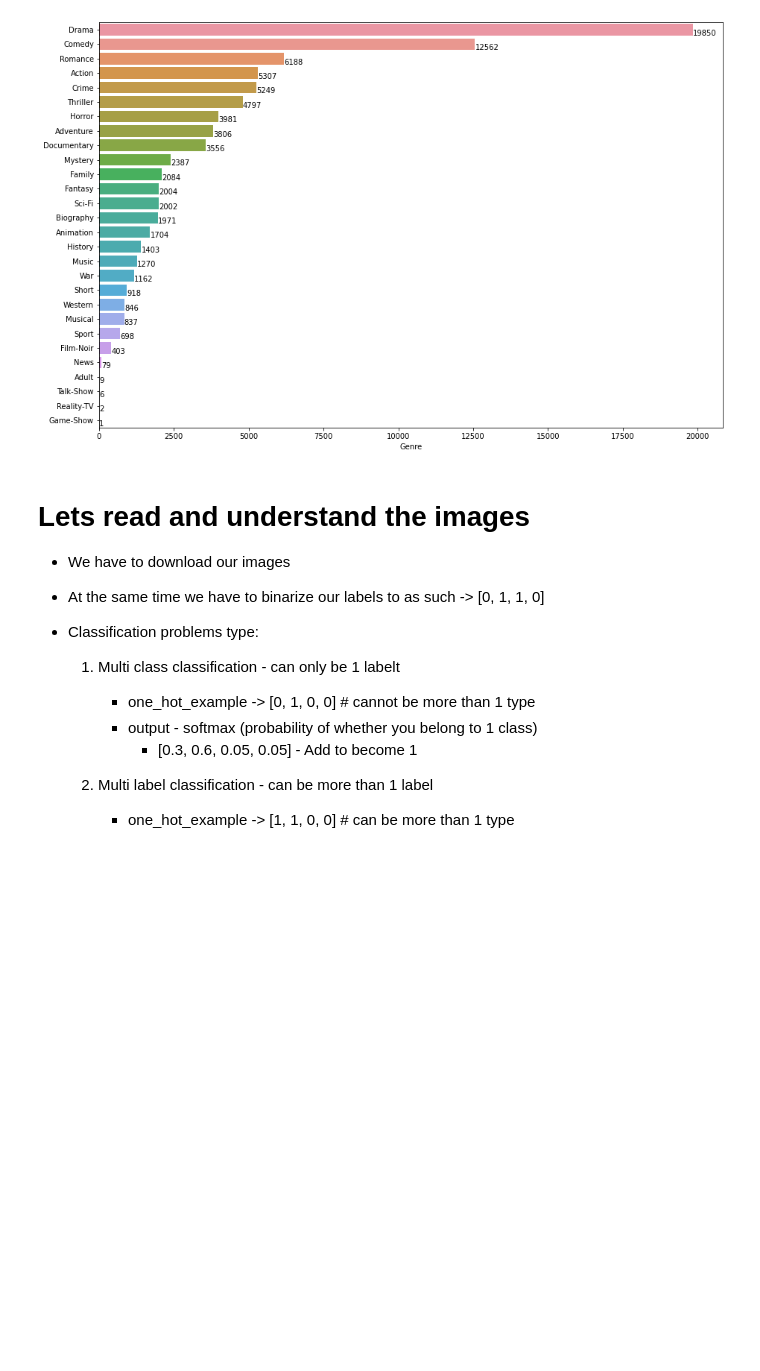
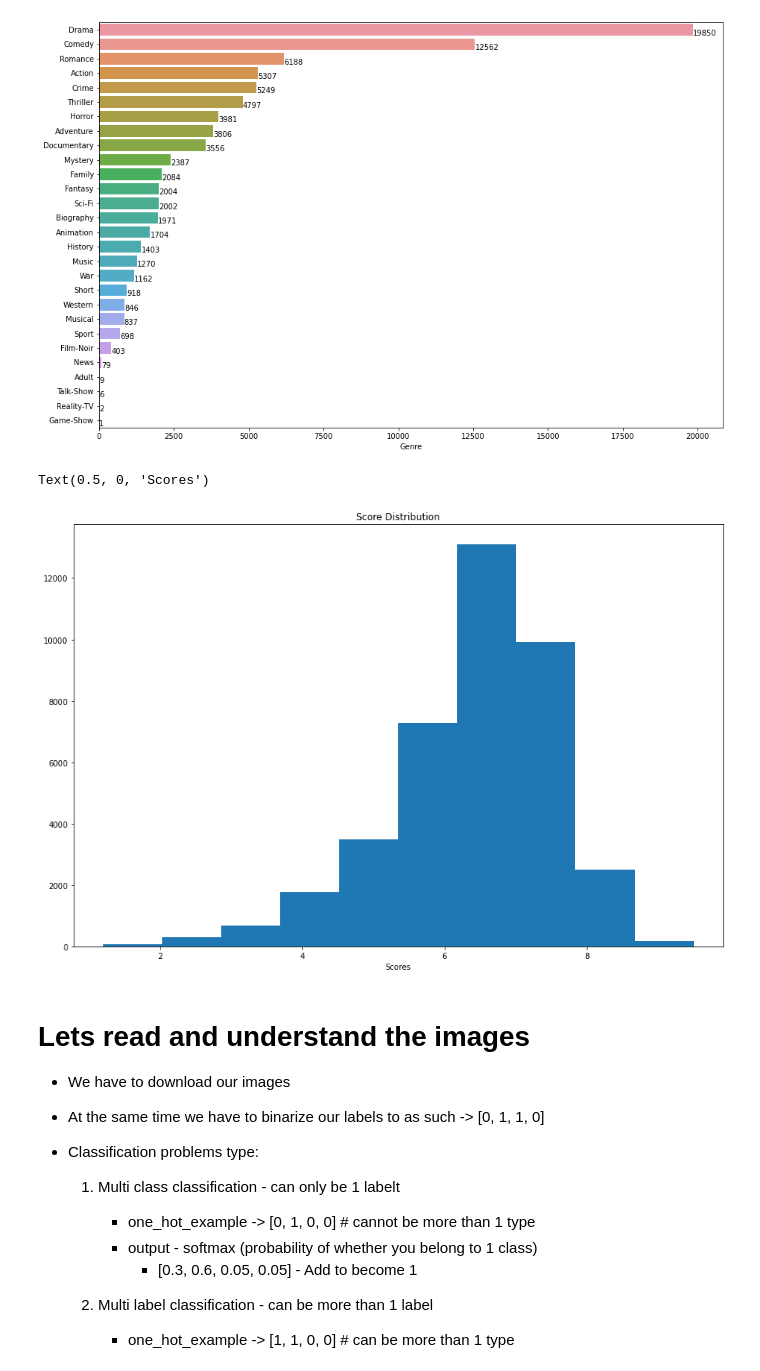
Before and after one commit to edwin-19/MultiLabelPoster, a Jupyter notebook: EDA.ipynb, the cells around one changed output. Drawn from its saved outputs; the diff is of its cells as text; code cells hidden in the pictures; blank space fills up the shorter version.

```diff
--- a/EDA.ipynb
+++ b/EDA.ipynb
@@ -59,6 +59,14 @@ g = sns.barplot(y=count_vals.index, x=count_vals)
 show_values_on_bars(g, "h", 3.3)
 # %% [output]
 [figure]
+# %%
+plt.figure(figsize=(15, 10))
+plt.title('Score Distribution')
+plt.hist(df['IMDB Score'])
+plt.xlabel('Scores')
+# %% [output]
+Text(0.5, 0, 'Scores')
+[figure, added]
 # %% [markdown]
 # Lets read and understand the images
 - We have to download our images
```
Also changed, not shown: 2 other files.
